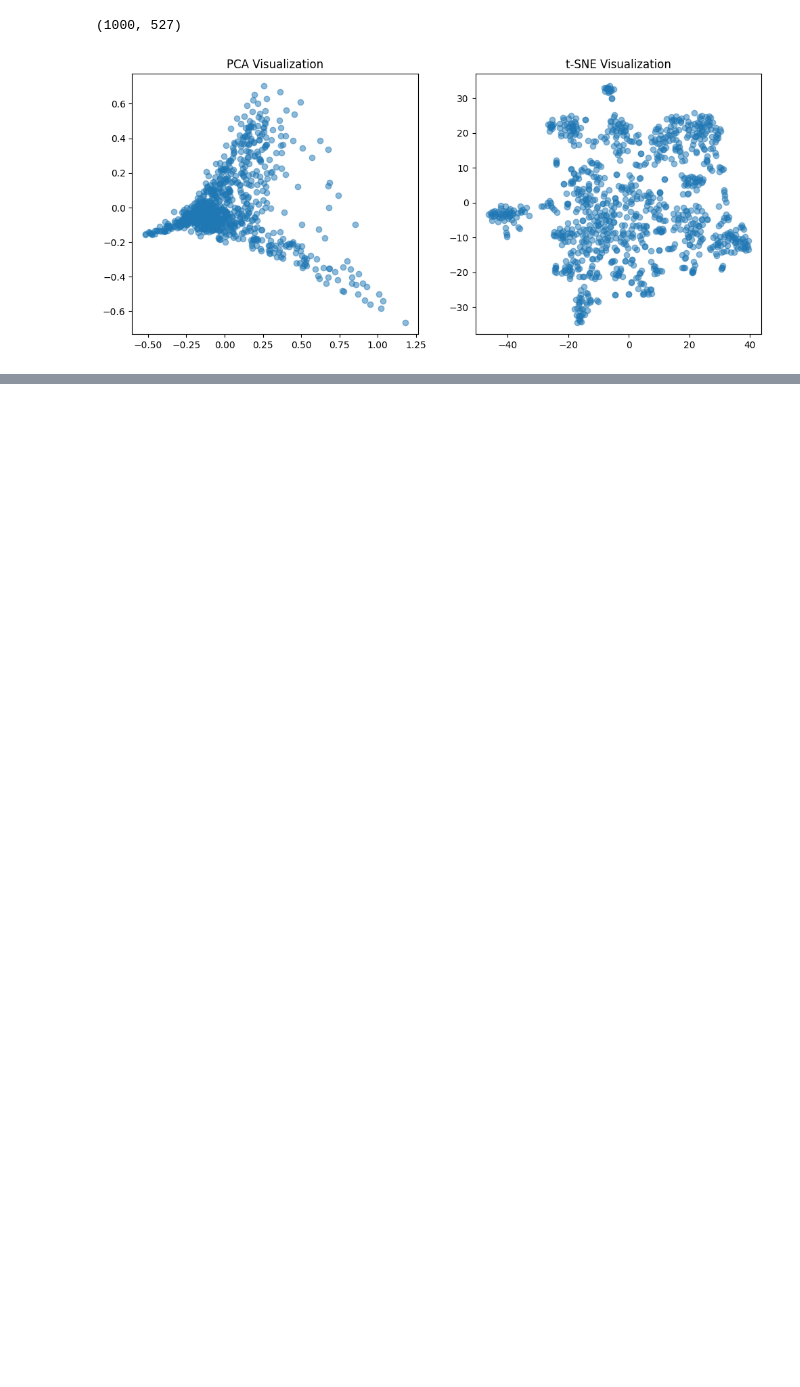
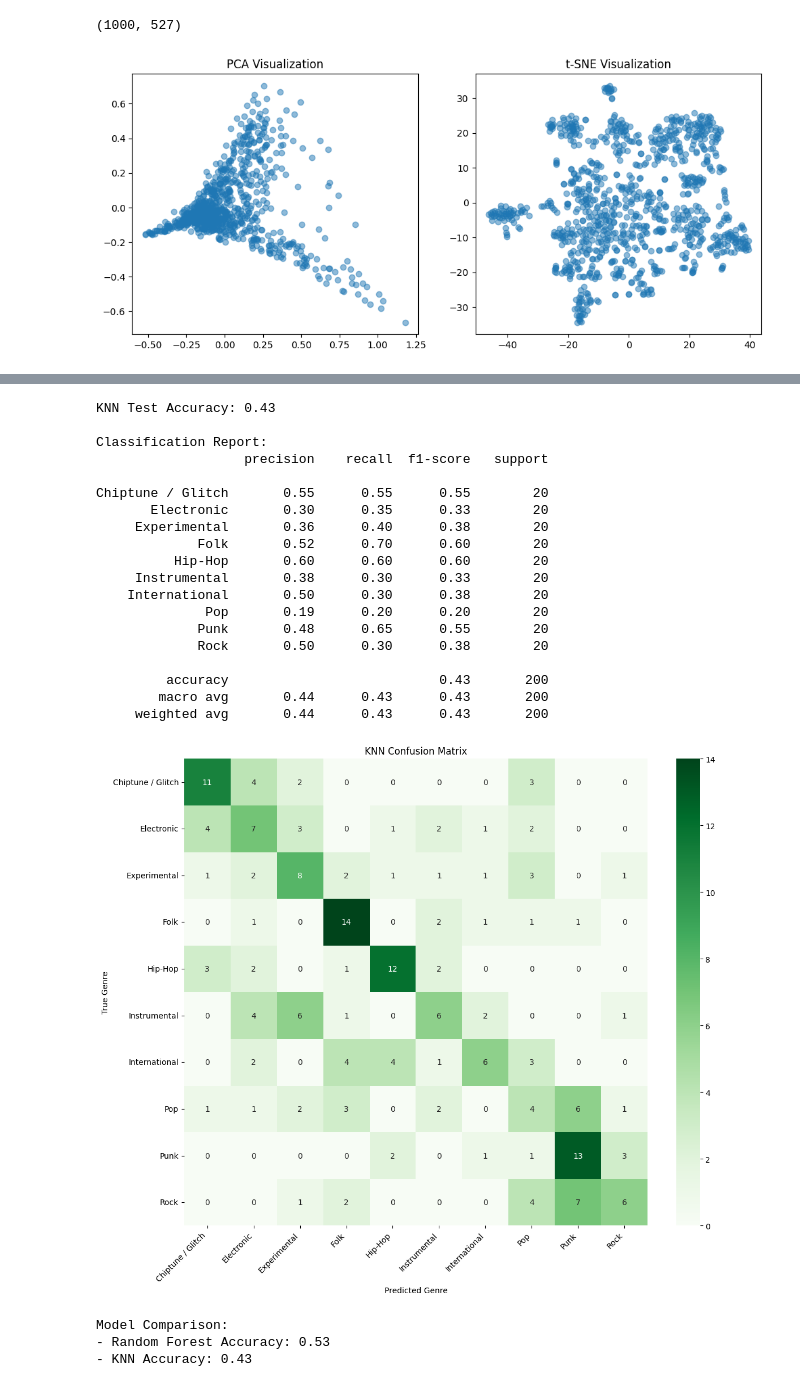
Before and after one commit to prospy0250/final_project_introduction_to_ai, a Jupyter notebook: instrument_task/instrument_task.ipynb, the cells around one changed output, grey strips where cells are left out. Cells and saved outputs as stored; diff of their text form; code cells hidden in the pictures; blank space fills up the shorter version.

```diff
--- a/instrument_task/instrument_task.ipynb
+++ b/instrument_task/instrument_task.ipynb
@@ -84,0 +239,64 @@ plt.show()
+# %%
+from sklearn.neighbors import KNeighborsClassifier
+from sklearn.metrics import accuracy_score, classification_report, confusion_matrix
+import matplotlib.pyplot as plt
+import seaborn as sns
+
+## 1. Initialize and train KNN classifier
+knn = KNeighborsClassifier(n_neighbors=10)  # You can adjust n_neighbors
+knn.fit(X_train, y_train)
+
+## 2. Make predictions
+y_pred_knn = knn.predict(X_test)
+
+## 3. Evaluate performance
+# Accuracy
+knn_accuracy = accuracy_score(y_test, y_pred_knn)
+print(f"KNN Test Accuracy: {knn_accuracy:.2f}")
+
+# Classification report
+print("\nClassification Report:")
+print(classification_report(y_test, y_pred_knn, target_names=label_encoder.classes_))
+
+## 4. Plot confusion matrix
+plt.figure(figsize=(12, 10))
+cm_knn = confusion_matrix(y_test, y_pred_knn)
+sns.heatmap(cm_knn, annot=True, fmt='d', cmap='Greens',
+            xticklabels=label_encoder.classes_,
+            yticklabels=label_encoder.classes_)
+plt.title('KNN Confusion Matrix')
+plt.xlabel('Predicted Genre')
+plt.ylabel('True Genre')
+plt.xticks(rotation=45, ha='right')
+plt.yticks(rotation=0)
+plt.tight_layout()
+plt.show()
+
+## 5. Compare with Random Forest
+print("\nModel Comparison:")
+print(f"- Random Forest Accuracy: {accuracy:.2f}")
+print(f"- KNN Accuracy: {knn_accuracy:.2f}")
+# %% [output]
+KNN Test Accuracy: 0.43
+
+Classification Report:
+                   precision    recall  f1-score   support
+
+Chiptune / Glitch       0.55      0.55      0.55        20
+       Electronic       0.30      0.35      0.33        20
+     Experimental       0.36      0.40      0.38        20
+             Folk       0.52      0.70      0.60        20
+          Hip-Hop       0.60      0.60      0.60        20
+     Instrumental       0.38      0.30      0.33        20
+    International       0.50      0.30      0.38        20
+              Pop       0.19      0.20      0.20        20
+             Punk       0.48      0.65      0.55        20
+             Rock       0.50      0.30      0.38        20
+
+         accuracy                           0.43       200
+        macro avg       0.44      0.43      0.43       200
+     weighted avg       0.44      0.43      0.43       200
+[figure, added]
+Model Comparison:
+- Random Forest Accuracy: 0.53
+- KNN Accuracy: 0.43
```
Also changed, not shown: parts of 12 cells of this notebook, 6 other files.
